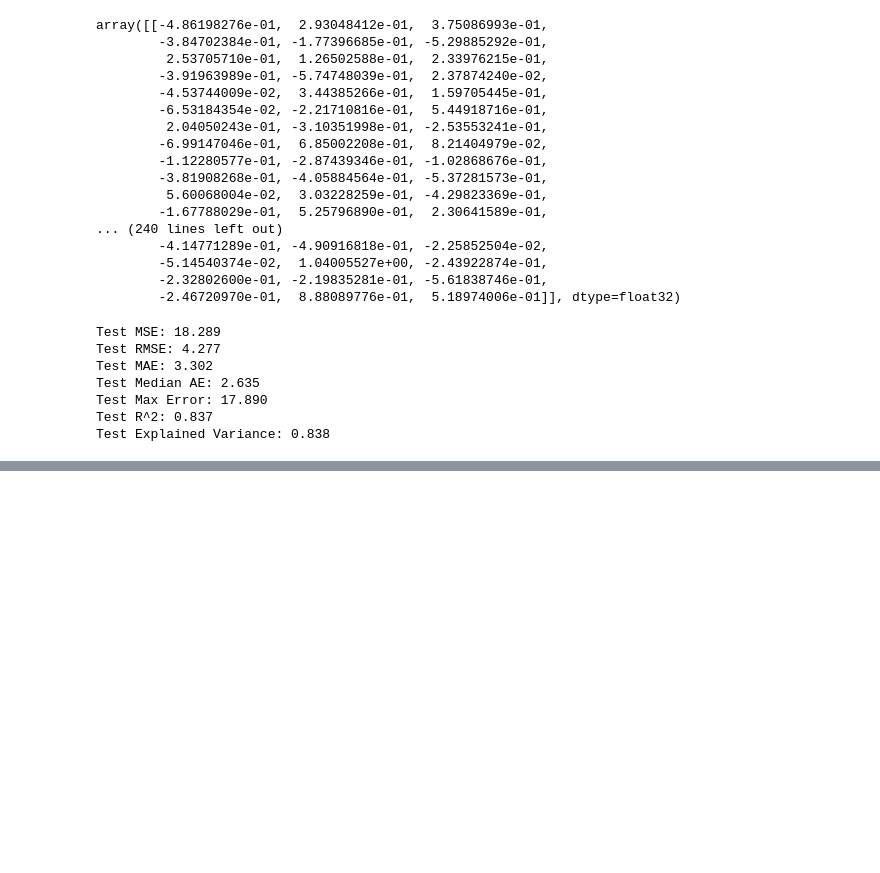
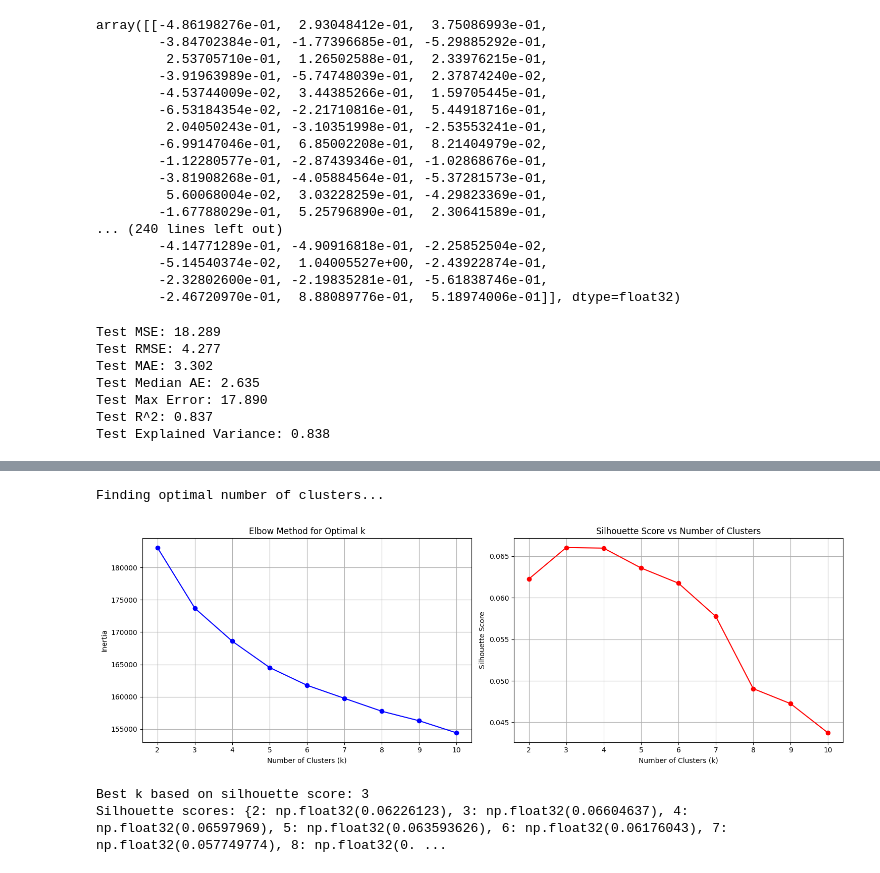
Before and after one commit to LarsHeijnennn/Internship, a Jupyter notebook: modeling/hierarchical.ipynb, the cells around one changed output, grey strips where cells are left out. Drawn from its saved outputs; the diff is of its cells as text; code cells hidden in the pictures; blank space fills up the shorter version.

Commit message:
k-means clustering

```diff
--- a/modeling/hierarchical.ipynb
+++ b/modeling/hierarchical.ipynb
@@ -364,0 +210,55 @@ Name: count, dtype: int64
+# %%
+from sklearn.cluster import KMeans
+from sklearn.metrics import silhouette_score
+import matplotlib.pyplot as plt
+import pandas as pd
+import numpy as np
+
+# First, let's find the optimal number of clusters using the elbow method and silhouette score
+def find_optimal_clusters(X, max_k=10):
+    """Find optimal number of clusters using elbow method and silhouette score"""
+    inertias = []
+    silhouette_scores = []
+    K_range = range(2, max_k + 1)
+
+    for k in K_range:
+        kmeans = KMeans(n_clusters=k, random_state=42, n_init=10)
+        kmeans.fit(X)
+        inertias.append(kmeans.inertia_)
+        silhouette_scores.append(silhouette_score(X, kmeans.labels_))
+
+    # Plot results
+    fig, (ax1, ax2) = plt.subplots(1, 2, figsize=(15, 5))
+
+    # Elbow plot
+    ax1.plot(K_range, inertias, 'bo-')
+    ax1.set_xlabel('Number of Clusters (k)')
+    ax1.set_ylabel('Inertia')
+    ax1.set_title('Elbow Method for Optimal k')
+    ax1.grid(True)
+
+    # Silhouette score plot
+    ax2.plot(K_range, silhouette_scores, 'ro-')
+    ax2.set_xlabel('Number of Clusters (k)')
+    ax2.set_ylabel('Silhouette Score')
+    ax2.set_title('Silhouette Score vs Number of Clusters')
+    ax2.grid(True)
+
+    plt.tight_layout()
+    plt.show()
+
+    # Find best k based on silhouette score
+    best_k = K_range[np.argmax(silhouette_scores)]
+    print(f"Best k based on silhouette score: {best_k}")
+    print(f"Silhouette scores: {dict(zip(K_range, silhouette_scores))}")
+
+    return best_k, silhouette_scores
+
+# Find optimal number of clusters
+print("Finding optimal number of clusters...")
+optimal_k, silhouette_scores = find_optimal_clusters(X_sentence_features, max_k=10)
+# %% [output]
+Finding optimal number of clusters...
+[figure, added]
+Best k based on silhouette score: 3
+Silhouette scores: {2: np.float32(0.06226123), 3: np.float32(0.06604637), 4: np.float32(0.06597969), 5: np.float32(0.063593626), 6: np.float32(0.06176043), 7: np.float32(0.057749774), 8: np.float32(0. ...
```
Also changed, not shown: parts of 5 cells of this notebook.
